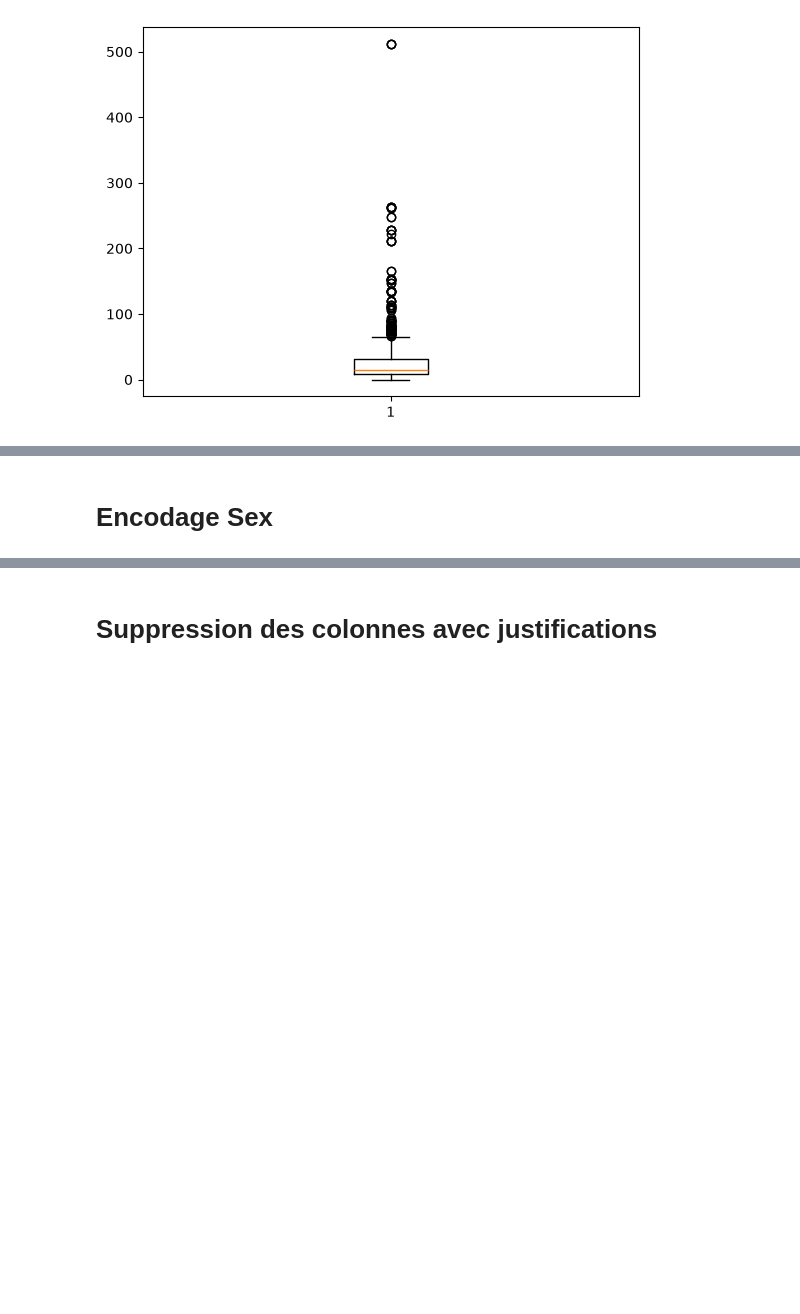
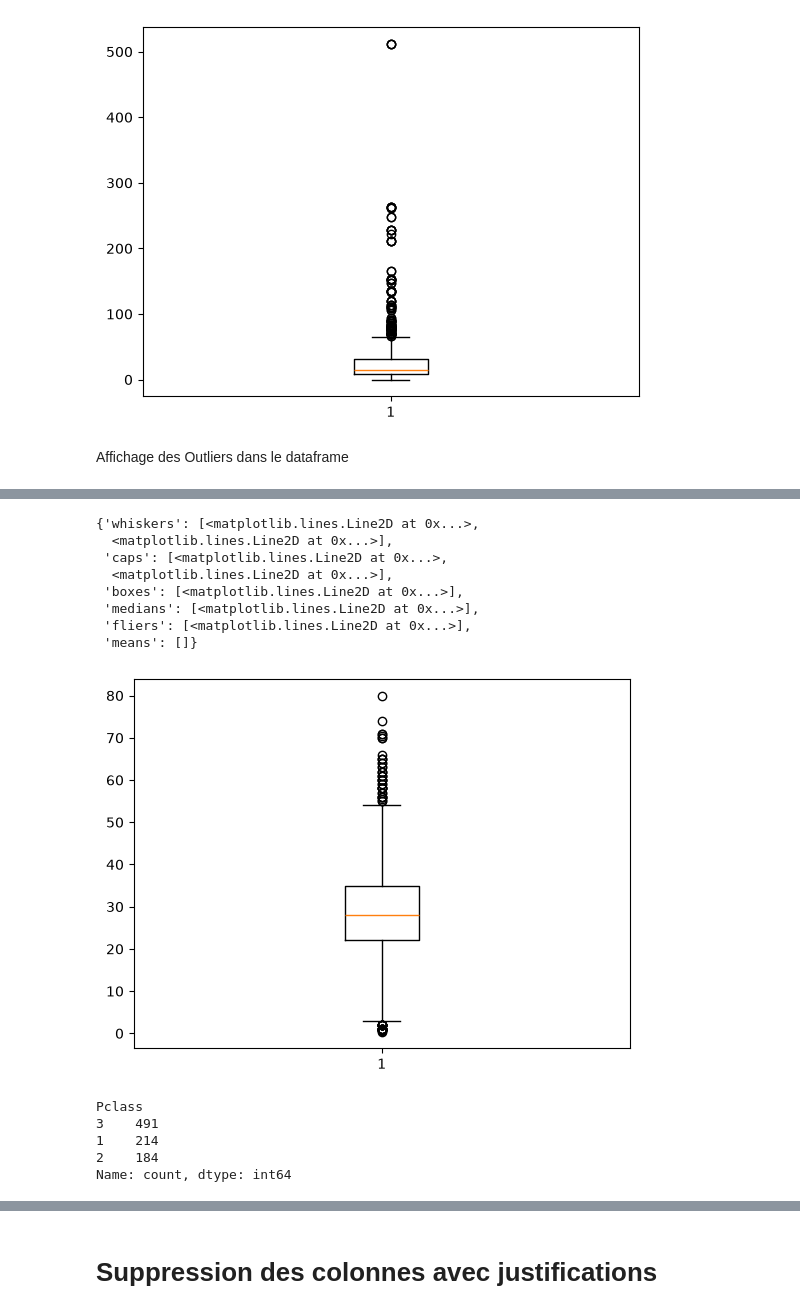
Before and after one commit to AlexyCatelle/titanic-data-cleaning, a Jupyter notebook: exploration.ipynb, the cells around one changed output, grey strips where cells are left out. Drawn from its saved outputs; the diff is of its cells as text; code cells hidden in the pictures; blank space fills up the shorter version.

```diff
--- a/exploration.ipynb
+++ b/exploration.ipynb
@@ -206,6 +134,8 @@ plt.boxplot(df_clean["Fare"])
  'fliers': [<matplotlib.lines.Line2D at 0x...>],
  'means': []}
 [figure]
+# %% [markdown]
+Affichage des Outliers dans le dataframe
 # %%
 p = df_clean["Fare"] > 500
 
@@ -215,5 +145,25 @@ df_clean[p]
 | 258 | 259 | 1 | 1 | Ward, Miss. Anna | female | 35.0 | 0 | 0 | PC 17755 | 512.3292 | ... |
 | 679 | 680 | 1 | 1 | Cardeza, Mr. Thomas Drake Martinez | male | 36.0 | 0 | 1 | PC 17755 | 512.3292 | ... |
 | 737 | 738 | 1 | 1 | Lesurer, Mr. Gustave J | male | 35.0 | 0 | 0 | PC 17755 | 512.3292 | ... |
-# %% [markdown]
-# Encodage Sex
+# %%
+# Sur l'âge
+plt.boxplot(df_clean["Age"])
+# %% [output]
+{'whiskers': [<matplotlib.lines.Line2D at 0x...>,
+  <matplotlib.lines.Line2D at 0x...>],
+ 'caps': [<matplotlib.lines.Line2D at 0x...>,
+  <matplotlib.lines.Line2D at 0x...>],
+ 'boxes': [<matplotlib.lines.Line2D at 0x...>],
+ 'medians': [<matplotlib.lines.Line2D at 0x...>],
+ 'fliers': [<matplotlib.lines.Line2D at 0x...>],
+ 'means': []}
+[figure, added]
+# %%
+#Verif Outliers sur les classes
+df_clean["Pclass"].value_counts()
+# %% [output]
+Pclass
+3    491
+1    214
+2    184
+Name: count, dtype: int64
```
Also changed, not shown: parts of 44 cells of this notebook, 1 other file.
